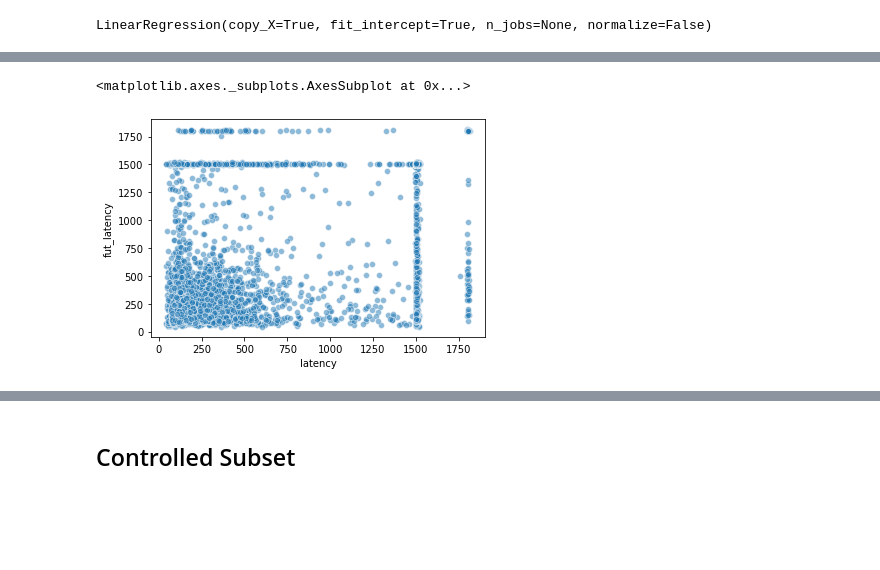
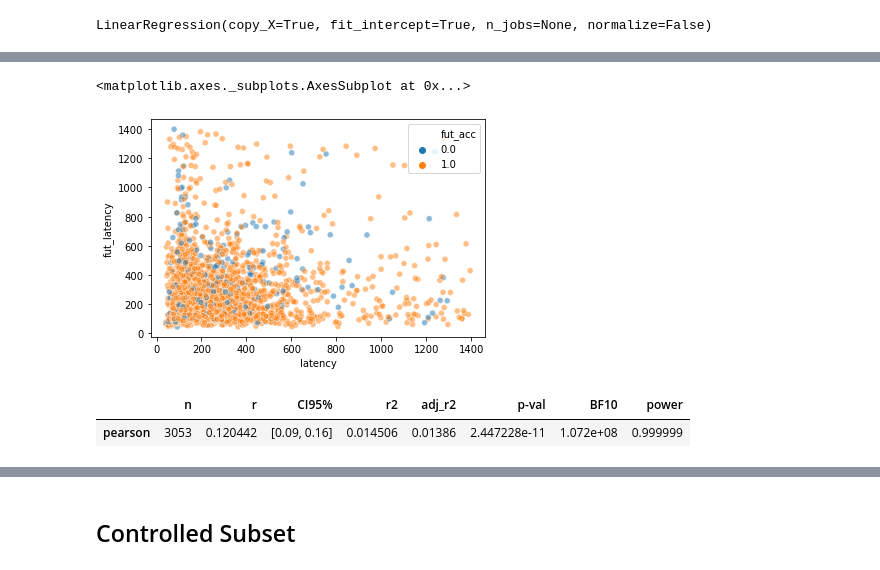
Before and after one commit to jordanlei/neuromatch-project, a Jupyter notebook: allen_main_ntbk.ipynb, the cells around one changed output, grey strips where cells are left out. Cells and saved outputs as stored; diff of their text form; code cells hidden in the pictures; blank space fills up the shorter version.

```diff
--- a/allen_main_ntbk.ipynb
+++ b/allen_main_ntbk.ipynb
@@ -207,8 +215,15 @@ array([[169.09800247,  91.57995184]])
+# %%
+no_timout = only_go[only_go['latency'] < 1400][only_go['fut_latency'] < 1400]
 # %%
-sns.scatterplot(x='latency', y='fut_latency', data = only_go, alpha = .5)
+sns.scatterplot(x='latency', y='fut_latency', data = no_timout, alpha = .5, hue='fut_acc')
 # %% [output]
 <matplotlib.axes._subplots.AxesSubplot at 0x...>
-[figure, old version]
+[figure, new version]
+# %%
+pg.corr(no_timout['latency'], no_timout['fut_latency'], method = 'pearson')
+# %% [output]
+|  | n | r | CI95% | r2 | adj_r2 | p-val | BF10 | power |
+| pearson | 3053 | 0.120442 | [0.09, 0.16] | 0.014506 | 0.01386 | 2.447228e-11 | 1.072e+08 | 0.999999 |
 # %%
 plt.scatter(model.predict(X), y, alpha=.5)
 # %% [output]
```
Also changed, not shown: parts of 15 cells of this notebook, 4 other files.
